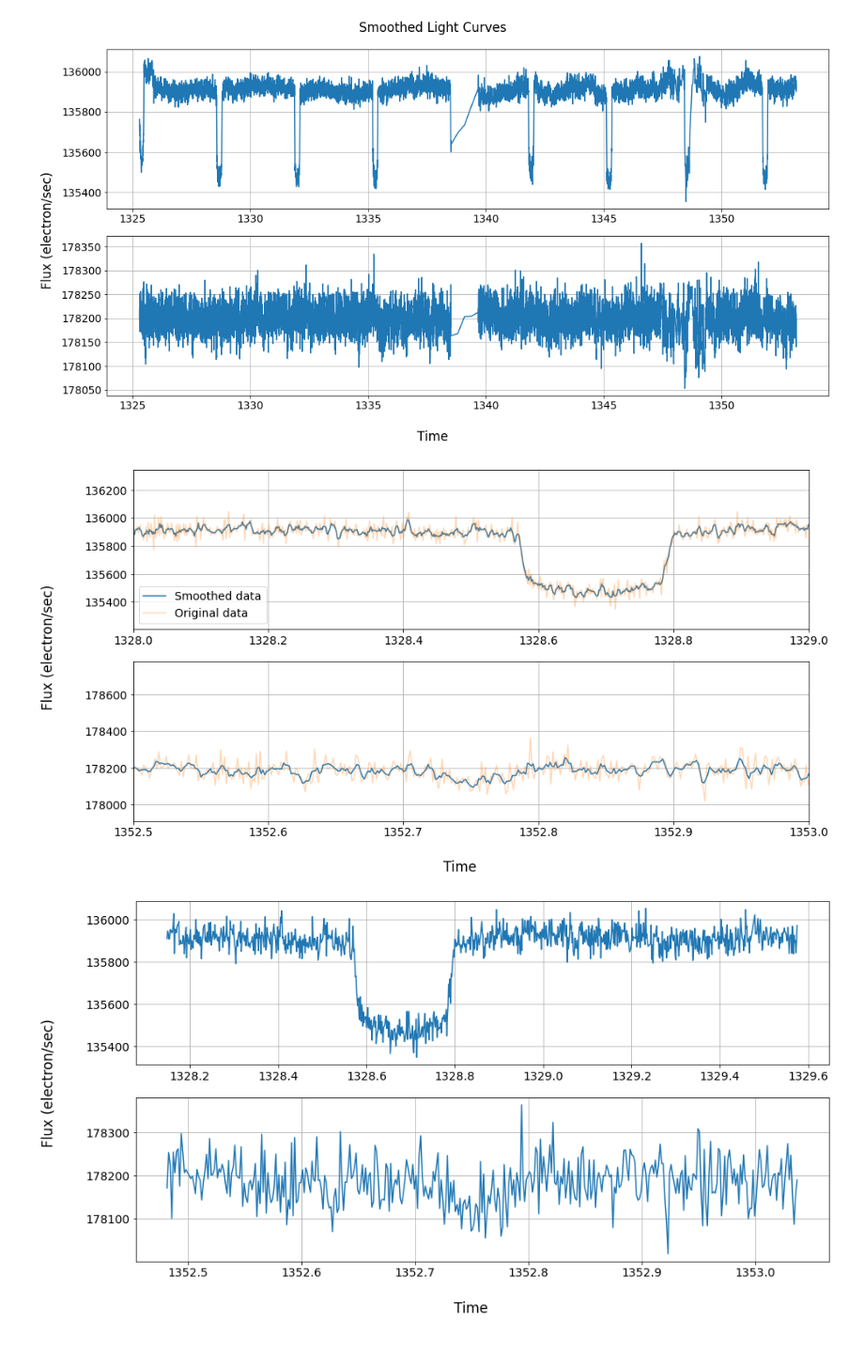
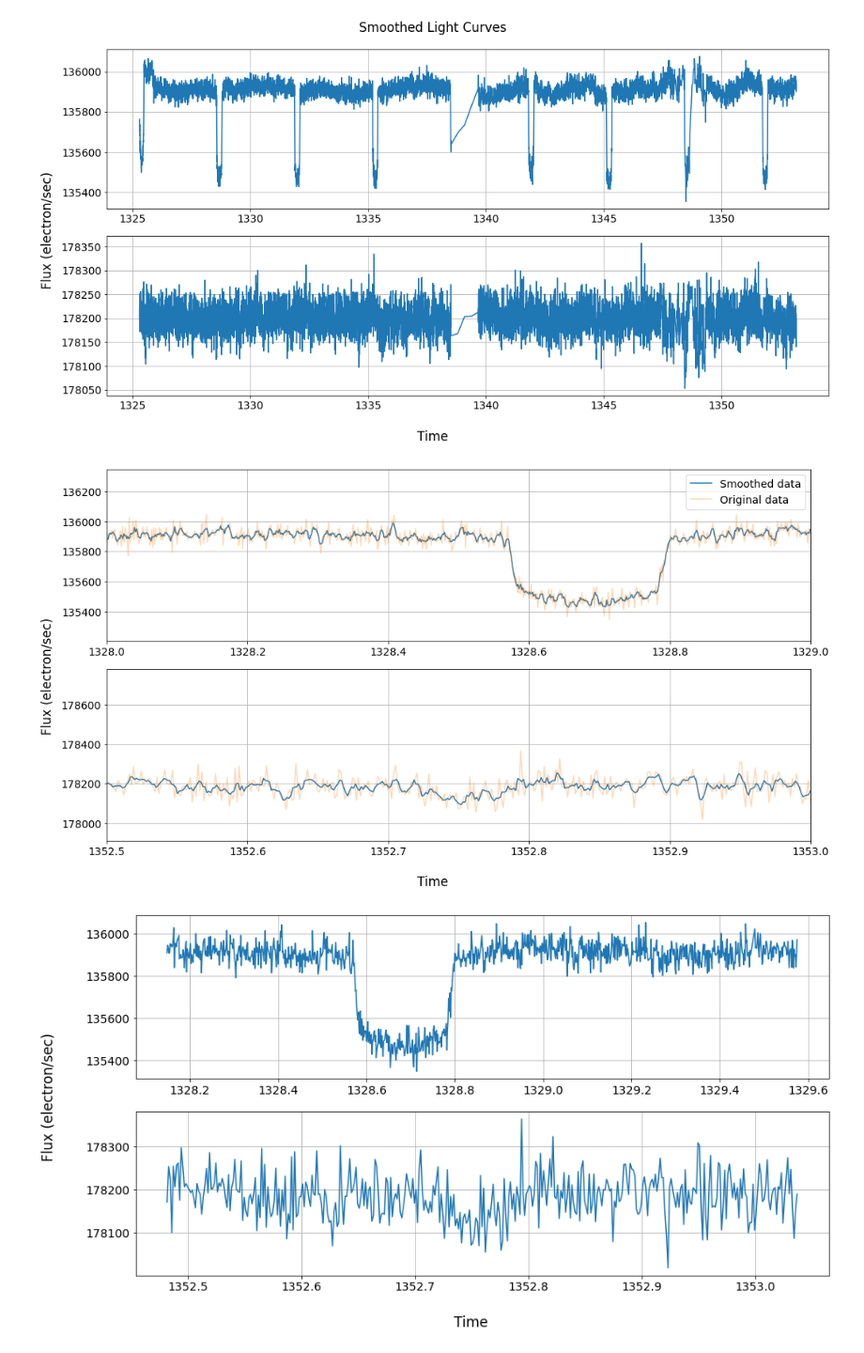
Before and after one commit to leontaridiss/exoplanet_transits, a Jupyter notebook: transits_fits.ipynb, the cells around one changed output. Shown: that part at 94% size. Saved outputs shown, nothing was run; the diff lists cells and outputs as text; code cells hidden in the pictures.

```diff
--- a/transits_fits.ipynb
+++ b/transits_fits.ipynb
@@ -78,29 +78,29 @@ plt.show()
 # %%
 # We are focusing on one trasit (for each system) from the total time series
 # and we plot this part for the smootheed lines together with the original data.
 
 # plot one eclipse for lc1
 fig = plt.figure(figsize=(15,8))
 plt.subplot(2,1,1)
 plt.plot(lc1_smooth[0], lc1_smooth[1], label = 'Smoothed data')
 plt.plot(lc1[:,0], lc1[:,1], alpha = 0.3, label = 'Original data')
 plt.xlim([1328, 1329])
 plt.grid()
 plt.legend()
 
 
 plt.subplot(2,1,2)
 plt.plot(lc2_smooth[0], lc2_smooth[1])
 plt.plot(lc2[:,0], lc2[:,1], alpha = 0.3)
 plt.xlim([1352.5, 1353])
+plt.grid()
 
 fig.supxlabel('Time')
 fig.supylabel('Flux (electron/sec)')
-# plt.tight_layout()
-plt.grid()
+plt.tight_layout()
 plt.show()
 # %% [output]
-[figure, old version]
+[figure, new version]
 # %%
 # plot part of the data (lc1)
 fig = plt.figure(figsize=(15,8))
```
Also changed, not shown: parts of 4 cells of this notebook.
